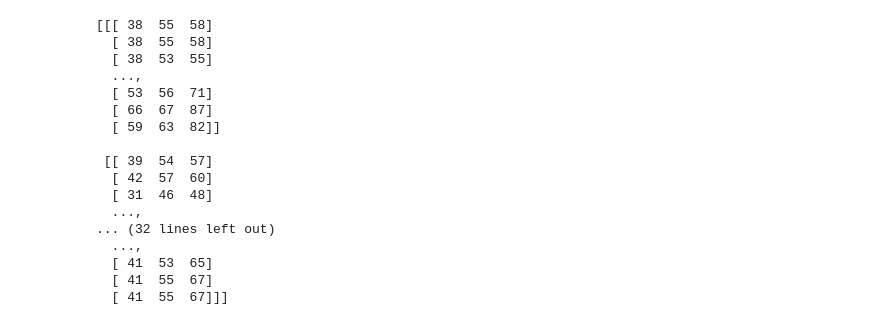
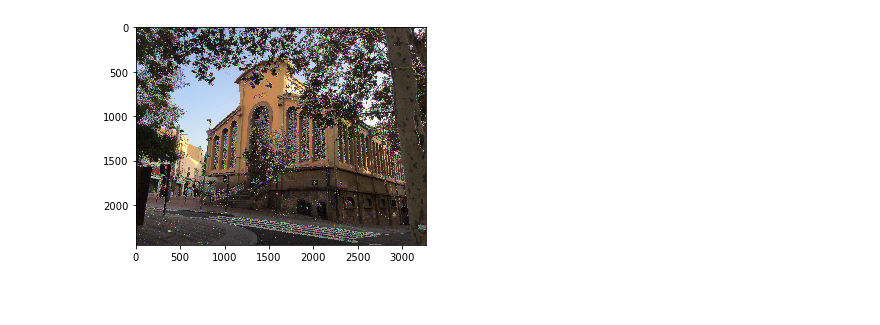
Before and after one commit to gdsa-upc/2017-EZficy, a Jupyter notebook: notebooks/primer_script.ipynb, the cells around one changed output. Saved outputs shown, nothing was run; the diff lists cells and outputs as text; code cells hidden in the pictures; blank space fills up the shorter version.

```diff
--- a/notebooks/primer_script.ipynb
+++ b/notebooks/primer_script.ipynb
@@ -1,28 +1,16 @@
 # %%
 import cv2
 import matplotlib.pyplot as lt
 import sys
 
 # sys.path.insert(0,'../mercat_independencia/')
 
 img = cv2.imread('C:\Users\Jean\Desktop\UPC\GDSA\mercat_independencia\IMG_3294.JPG', 1)
+gray = cv2.cvtColor(img, cv2.COLOR_BGR2GRAY)
+sift = cv2.SIFT()
+kp, des = sift.detectAndCompute(gray, None)
+
+lt.imshow(cv2.drawKeypoints(cv2.cvtColor(img, cv2.COLOR_BGR2RGB), kp))
+lt.show()
+# %% [output]
+[figure, added]
-# %%
-print(img)
-# %% [output]
-[[[ 38  55  58]
-  [ 38  55  58]
-  [ 38  53  55]
-  ...,
-  [ 53  56  71]
-  [ 66  67  87]
-  [ 59  63  82]]
-
- [[ 39  54  57]
-  [ 42  57  60]
-  [ 31  46  48]
-  ...,
-... (32 lines left out)
-  ...,
-  [ 41  53  65]
-  [ 41  55  67]
-  [ 41  55  67]]]
```
